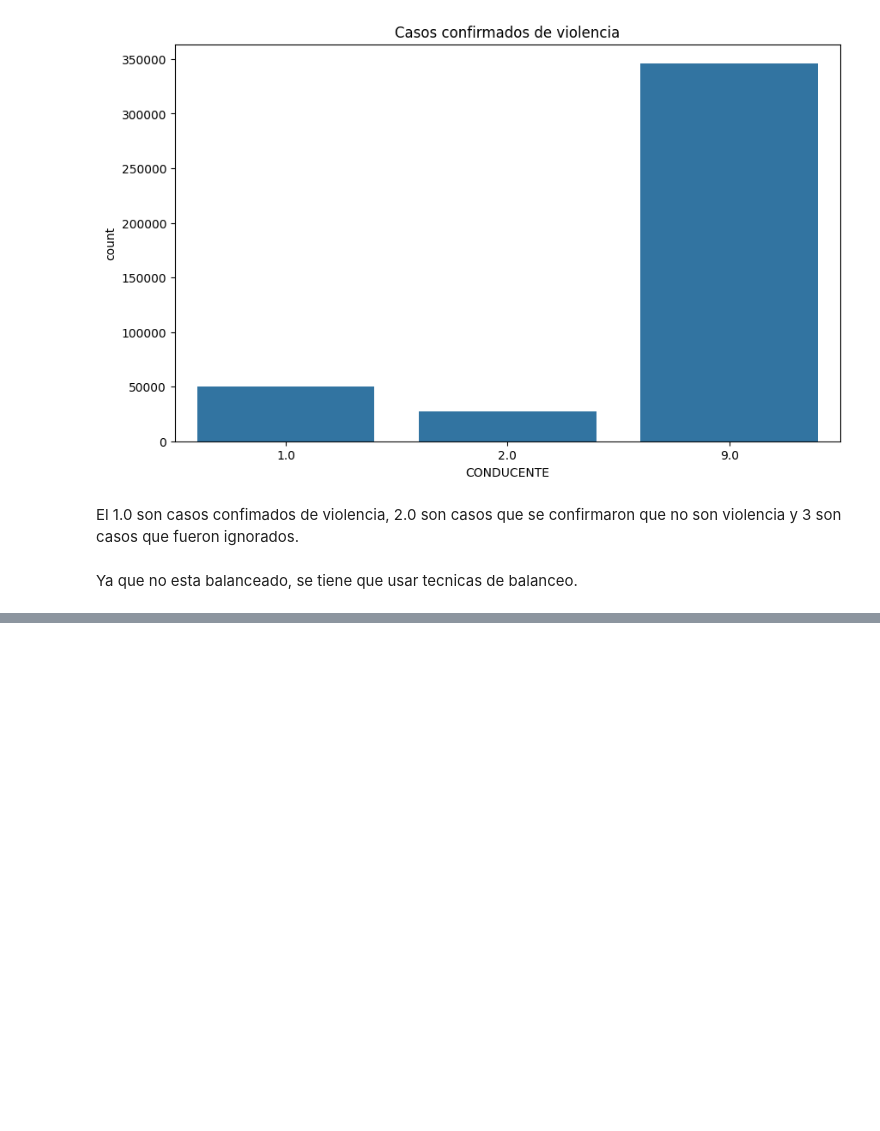
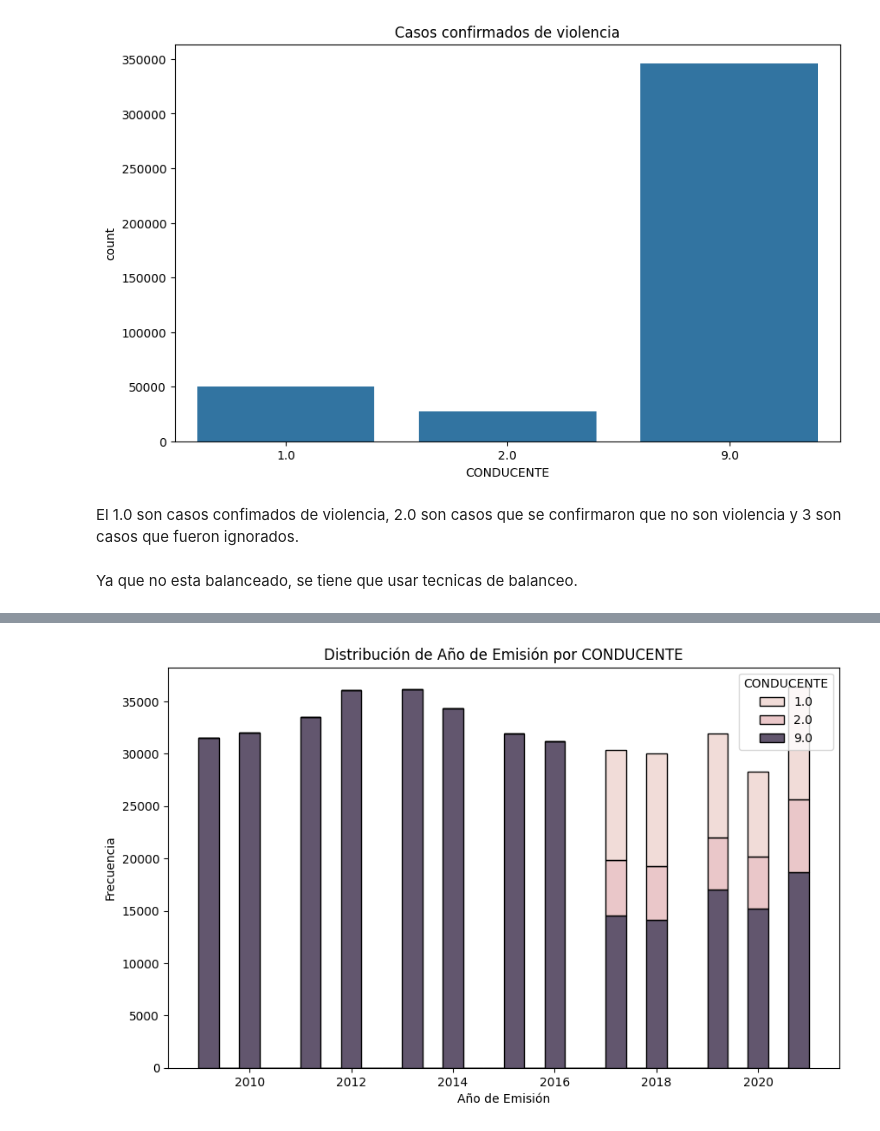
Before and after one commit to angelargd8/Proyecto3-MDD, a Jupyter notebook: main.ipynb, the cells around one changed output, grey strips where cells are left out. Cells and saved outputs as stored; diff of their text form; code cells hidden in the pictures; blank space fills up the shorter version.

```diff
--- a/main.ipynb
+++ b/main.ipynb
@@ -584,0 +676,10 @@ Name: count, dtype: int64
+# %%
+# Visualización de la distribución de ANO_EMISION por CONDUCENTE (Histograma)
+plt.figure(figsize=(10, 6))
+sns.histplot(data=df_violencia, x='ANO_EMISION', hue='CONDUCENTE', multiple='stack', bins=30)
+plt.title('Distribución de Año de Emisión por CONDUCENTE')
+plt.xlabel('Año de Emisión')
+plt.ylabel('Frecuencia')
+plt.show()
+# %% [output]
+[figure, added]
```
Also changed, not shown: parts of 19 cells of this notebook.
